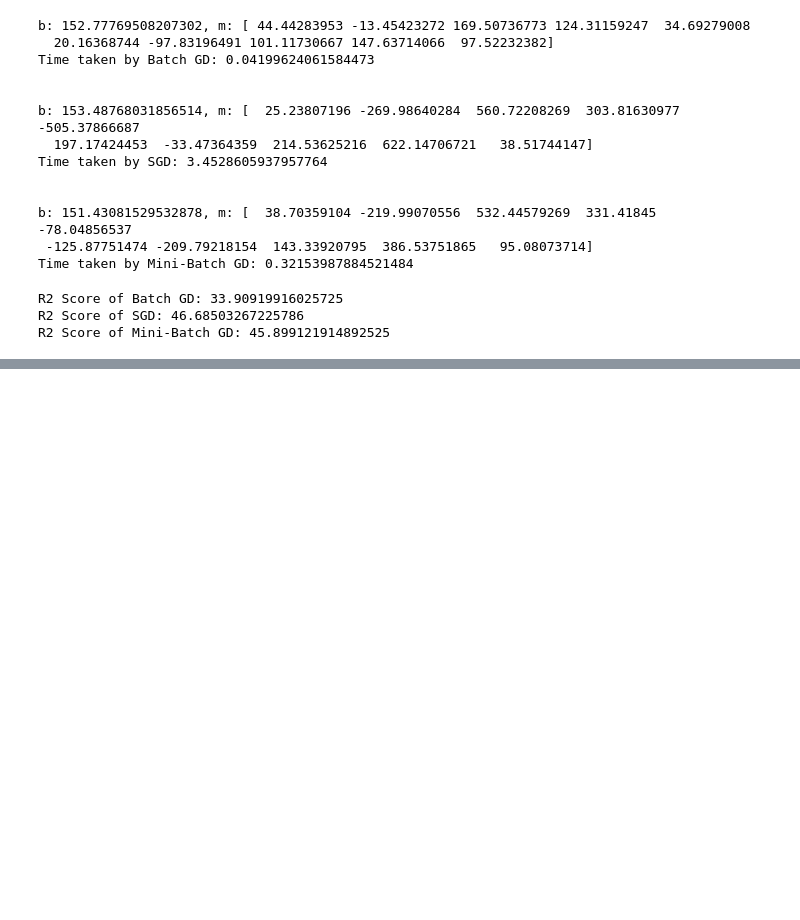
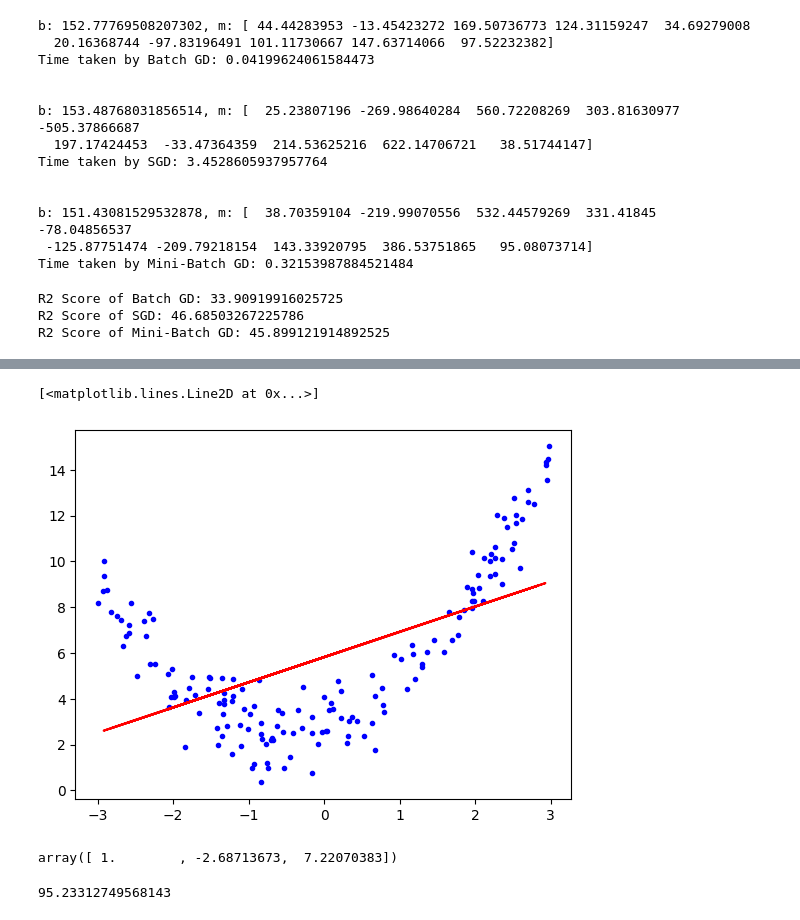
Before and after one commit to maazali04/Machine-Learning-Algorithms, a Jupyter notebook: LinearRegression.ipynb, the cells around one changed output, grey strips where cells are left out. Drawn from its saved outputs; the diff is of its cells as text; code cells hidden in the pictures; blank space fills up the shorter version.

```diff
--- a/LinearRegression.ipynb
+++ b/LinearRegression.ipynb
@@ -1288,0 +1313,2 @@ R2 Score of Mini-Batch GD: 45.899121914892525
+# %%
+x_train, x_test, y_train, y_test = train_test_split(x,y,test_size=0.2, random_state=42)
@@ -1288,0 +1322,6 @@ R2 Score of Mini-Batch GD: 45.899121914892525
+# %%
+plt.plot(x_train, y_train, 'b.')
+plt.plot(x_test, y_pred, 'r')
+# %% [output]
+[<matplotlib.lines.Line2D at 0x...>]
+[figure, added]
@@ -1288,0 +1332,11 @@ R2 Score of Mini-Batch GD: 45.899121914892525
+# %%
+x_train_poly[0] # x^0, x^1, x^2
+# %% [output]
+array([ 1.        , -2.68713673,  7.22070383])
+# %%
+lr = LinearRegression()
+lr.fit(x_train_poly, y_train)
+y_pred = lr.predict(x_test_poly)
+r2_score(y_test, y_pred) * 100
+# %% [output]
+95.23312749568143
```
Also changed, not shown: parts of 10 cells of this notebook.
